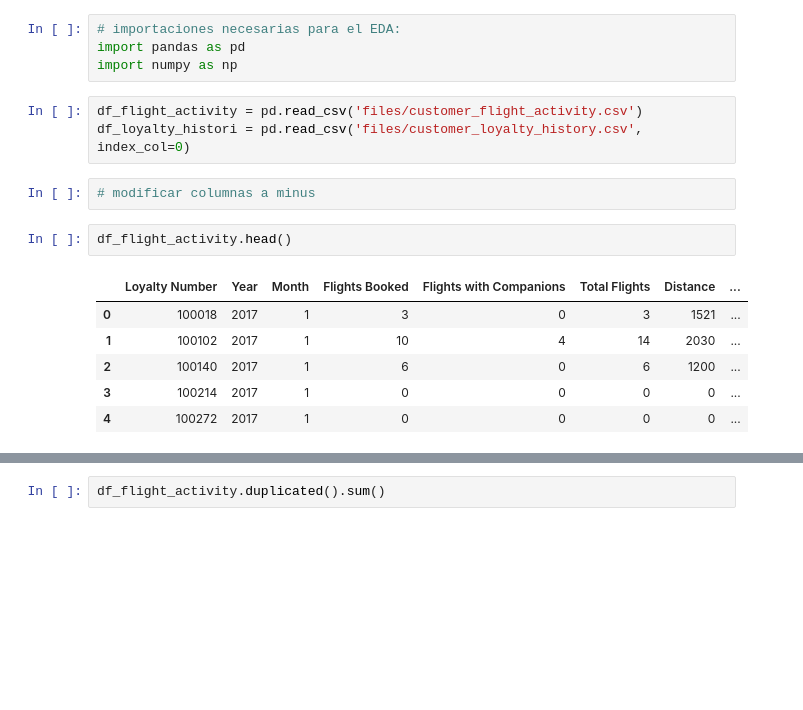
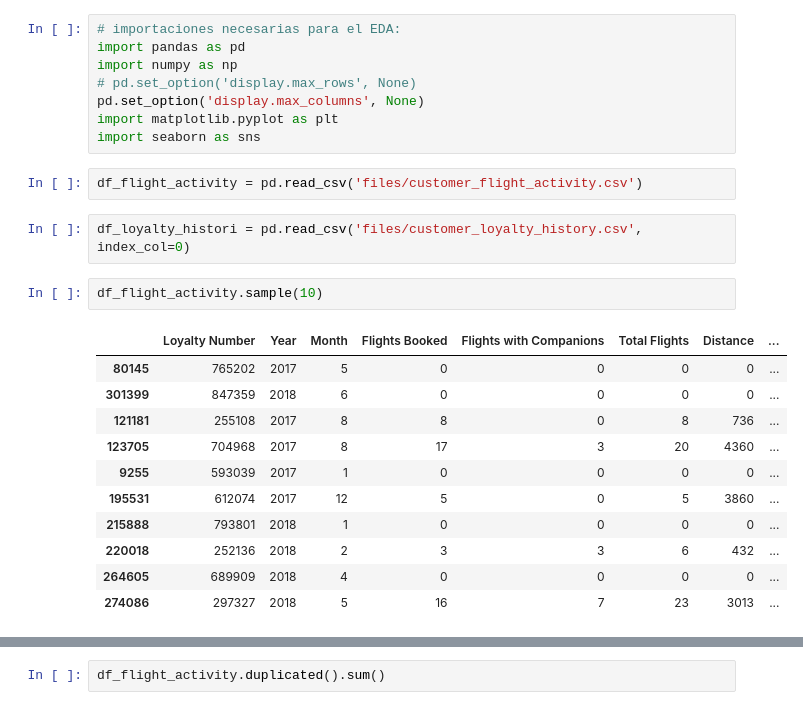
Before and after one commit to Adalab/bda-modulo-3-evaluacion-final-Miriam-pb, a Jupyter notebook: evaluación_mod_3.ipynb, the cells around one changed output, grey strips where cells are left out. Cells and saved outputs as stored; diff of their text form; blank space fills up the shorter version.

```diff
--- a/evaluación_mod_3.ipynb
+++ b/evaluación_mod_3.ipynb
@@ -2,20 +2,28 @@
 # importaciones necesarias para el EDA:
 import pandas as pd
 import numpy as np
+# pd.set_option('display.max_rows', None)
+pd.set_option('display.max_columns', None)
+import matplotlib.pyplot as plt
+import seaborn as sns
+# %%
+df_flight_activity = pd.read_csv('files/customer_flight_activity.csv')
 # %%
-df_flight_activity = pd.read_csv('files/customer_flight_activity.csv')
 df_loyalty_histori = pd.read_csv('files/customer_loyalty_history.csv', index_col=0)
-# %%
-# modificar columnas a minus
 # %%
-df_flight_activity.head()
+df_flight_activity.sample(10)
 # %% [output]
 |  | Loyalty Number | Year | Month | Flights Booked | Flights with Companions | Total Flights | Distance | ... |
-| 0 | 100018 | 2017 | 1 | 3 | 0 | 3 | 1521 | ... |
-| 1 | 100102 | 2017 | 1 | 10 | 4 | 14 | 2030 | ... |
-| 2 | 100140 | 2017 | 1 | 6 | 0 | 6 | 1200 | ... |
-| 3 | 100214 | 2017 | 1 | 0 | 0 | 0 | 0 | ... |
-| 4 | 100272 | 2017 | 1 | 0 | 0 | 0 | 0 | ... |
+| 80145 | 765202 | 2017 | 5 | 0 | 0 | 0 | 0 | ... |
+| 301399 | 847359 | 2018 | 6 | 0 | 0 | 0 | 0 | ... |
+| 121181 | 255108 | 2017 | 8 | 8 | 0 | 8 | 736 | ... |
+| 123705 | 704968 | 2017 | 8 | 17 | 3 | 20 | 4360 | ... |
+| 9255 | 593039 | 2017 | 1 | 0 | 0 | 0 | 0 | ... |
+| 195531 | 612074 | 2017 | 12 | 5 | 0 | 5 | 3860 | ... |
+| 215888 | 793801 | 2018 | 1 | 0 | 0 | 0 | 0 | ... |
+| 220018 | 252136 | 2018 | 2 | 3 | 3 | 6 | 432 | ... |
+| 264605 | 689909 | 2018 | 4 | 0 | 0 | 0 | 0 | ... |
+| 274086 | 297327 | 2018 | 5 | 16 | 7 | 23 | 3013 | ... |
 # %%
 df_flight_activity.shape
 # %% [output]
```
Also changed, not shown: parts of 54 cells of this notebook, 1 other file.
